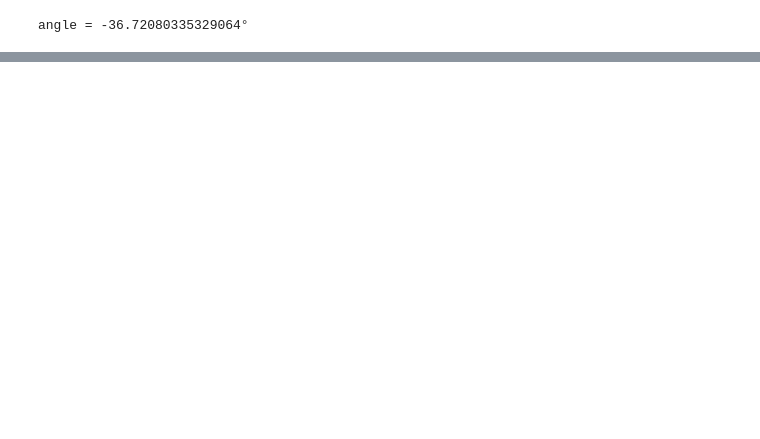
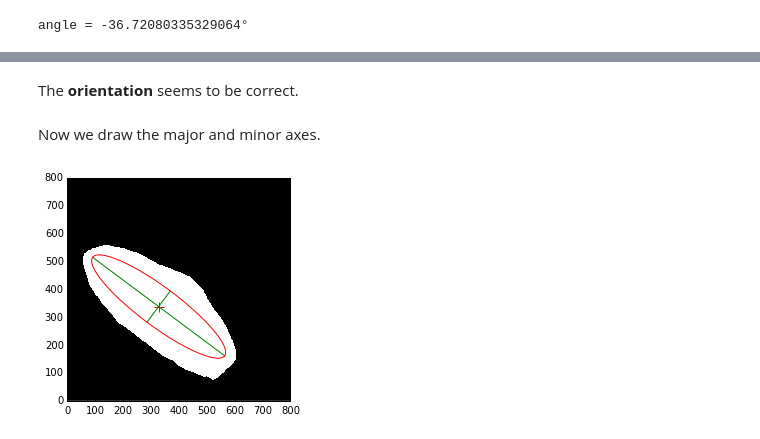
Before and after one commit to hadim/Public-Notebooks, a Jupyter notebook: fit_ellipse/fit_ellipse.ipynb, the cells around one changed output, grey strips where cells are left out. Cells and saved outputs as stored; diff of their text form; code cells hidden in the pictures; blank space fills up the shorter version.

```diff
--- a/fit_ellipse/fit_ellipse.ipynb
+++ b/fit_ellipse/fit_ellipse.ipynb
@@ -178,0 +215,12 @@ y = x * np.cos(theta)
+# %%
+theta = np.arctan2(eigvec_1[1], eigvec_1[0])
+angle = np.rad2deg(theta)
+print("angle = {}°".format(angle))
+
+semi_major_length = np.sqrt(np.abs(eigval_1)) * 2
+semi_minor_length = np.sqrt(np.abs(eigval_2)) * 2
+
+major_length = semi_major_length * 2
+minor_length = semi_minor_length * 2
+print("Major axis = {}".format(major_length))
+print("Minor axis = {}".format(minor_length))
@@ -184,0 +251,41 @@ _ = plt.imshow(a, interpolation="none", cmap="gray")
+# %% [markdown]
+The **orientation** seems to be correct.
+# %% [markdown]
+Now we draw the major and minor axes.
+# %%
+fig, ax = plt.subplots()
+
+# Plot the centroid in red
+ax.scatter(C_x, C_y, color='red', marker='+', s=100)
+
+# Plot the major axis
+x1 = C_x + semi_major_length * np.cos(theta)
+y1 = C_y + semi_major_length * np.sin(theta)
+x2 = C_x - semi_major_length * np.cos(theta)
+y2 = C_y - semi_major_length * np.sin(theta)
+ax.plot([x1, x2], [y1, y2], color='green', lw=1)
+
+# Plot the minor axis
+x1 = C_x + semi_minor_length * np.cos(theta + np.pi/2)
+y1 = C_y + semi_minor_length * np.sin(theta + np.pi/2)
+x2 = C_x - semi_minor_length * np.cos(theta + np.pi/2)
+y2 = C_y - semi_minor_length * np.sin(theta + np.pi/2)
+ax.plot([x1, x2], [y1, y2], color='green', lw=1)
+
+# Plot the ellipse
+angles = np.arange(0, 360, 1) * np.pi / 180
+x = 0.5 * major_length * np.cos(angles)
+y = 0.5 * minor_length * np.sin(angles)
+
+R = np.array([[np.cos(theta), -np.sin(theta)],
+             [np.sin(theta), np.cos(theta)]])
+
+x, y = np.dot(R, np.array([x, y]))
+x += C_x
+y += C_y
+ax.plot(x, y, lw=1, color='red')
+
+# Show the image
+_ = ax.imshow(a, interpolation="none", cmap="gray", origin='lower', aspect='equal')
+# %% [output]
+[figure, added]
```
Also changed, not shown: parts of 23 cells of this notebook, 1 other file.
